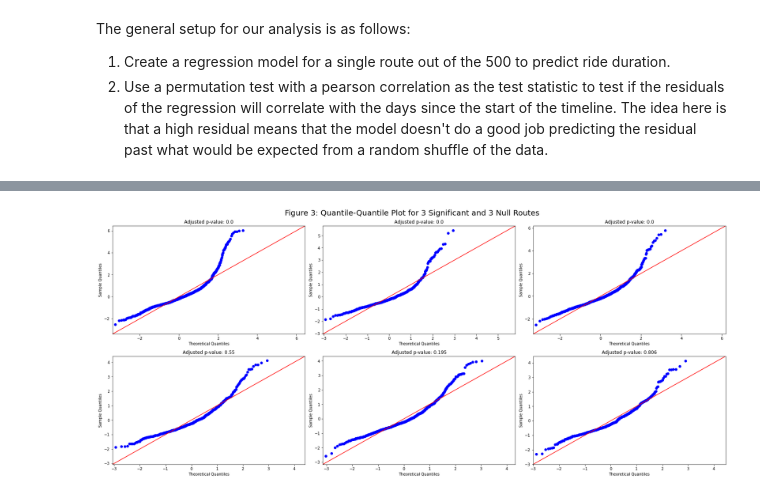
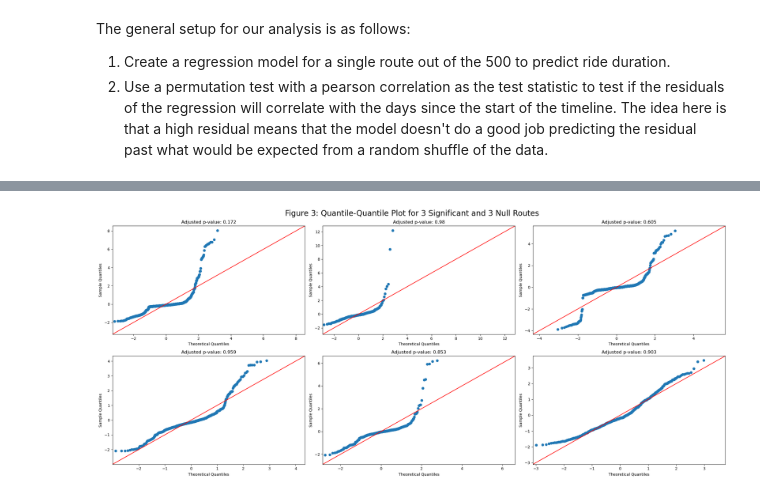
Before and after one commit to GabeNicholson/Predicting-Bikepath-Changes-With-FDR-Control, a Jupyter notebook: (2) Model Prediction.ipynb, the cells around one changed output, grey strips where cells are left out. Cells and saved outputs as stored; diff of their text form; code cells hidden in the pictures.

```diff
--- a/(2) Model Prediction.ipynb
+++ b/(2) Model Prediction.ipynb
@@ -100,7 +91,7 @@ number_observations = []
 for route in tqdm(reg_df.route.unique()):
     # Getting the pandas dataframe into the right form for least squares.
     X = reg_df[reg_df['route'] == route]
-    days_since = X['days_since_Jan1_2010']
+    days_since = X['days_since_jan1_2010']
     y = X['duration']
     number_observations.append(len(X))
 
@@ -110,7 +101,8 @@ for route in tqdm(reg_df.route.unique()):
     results = model.fit()
 
     # Collecting the results
-    p_val = permut_p_value(results.resid, days_since)
-    p_vals.append(p_val)
+    # p_val = permut_p_value(results.resid, days_since)
+    result = permutation_test((days_since, results.resid), statistic=pearsonr, n_resamples=5000, permutation_type='pairings')
+    p_vals.append(result.pvalue[0])
     model_resuls.append(results)
 # %% [output]
@@ -154,12 +141,11 @@ Number of rejections using BH 110
 # %%
 # This code block will track the real correlation values (not the permuted ones) for plotting and analysis.
-
 lst_real_corr = []
 for route in tqdm(reg_df.route.unique()):
     # Formatting for OLS
     X = reg_df[reg_df['route'] == route]
     y = reg_df[reg_df['route'] == route]['duration']
-    days_since = X['days_since_Jan1_2010']
+    days_since = X['days_since_jan1_2010']
     #OLS model
     X = sm.add_constant(X)
     model = smf.ols(formula = formula, data = X)
@@ -201 +199,3 @@ significant negative correlation 101
+# %%
+significant_pvals_index = np.random.randint(0,len(signif_pvals), size=6)
 # %% [markdown]
@@ -214,7 +213,7 @@ def permut_p_value(resid, days_since, num_perm=25000):
         np.corrcoef(results.resid, days_since)[1, 0]))/num_perm
     return p_val, permutation_corr
 # %%
-significant_routes = [184, 114, 104, 255, 432, 72] # Chosen randomly.
+significant_routes = signif_pvals[significant_pvals_index] # Chosen randomly.
 lst_real_corr = []
 perm_corr = []
 lst_residuals = []
@@ -228,11 +227,11 @@ for route_index in significant_routes:
     route = reg_df.route.unique()[route_index]
     X = reg_df[reg_df['route'] == route]
     y = reg_df[reg_df['route'] == route]['duration']
-    days_since = X['days_since_Jan1_2010']
+    days_since = X['days_since_jan1_2010']
 
     # Running OLS.
     y = reg_df[reg_df['route'] == route]['duration']
-    days_since = X['days_since_Jan1_2010']
+    days_since = X['days_since_jan1_2010']
     X = sm.add_constant(X)
     model = smf.ols(formula = formula, data = X)
     X = sm.add_constant(X)
@@ -360,34 +275,34 @@ for result in model_results:
 # %%
 fig, axes = plt.subplots(2, 3, figsize=(23, 10))
 
-p = sm.qqplot(data = lst_std_resid[0], ax = axes[0,0], line="45", marker='o')
+p = sm.qqplot(data = lst_std_resid[0], ax = axes[0,0], line="45", )
 
 axes[0, 0].set_title(f'Adjusted p-value: {np.around(corrected_pvals[significant_routes[0]],3)}')
 
-p = sm.qqplot(lst_std_resid[1], ax = axes[0,1], line="45", marker='o')
+p = sm.qqplot(lst_std_resid[1], ax = axes[0,1], line="45")
 axes[0, 1].set_title(f'Adjusted p-value: {np.around(corrected_pvals[significant_routes[1]],3)}')
 
-p = sm.qqplot(lst_std_resid[2], ax = axes[0,2], line="45", marker='o')
+p = sm.qqplot(lst_std_resid[2], ax = axes[0,2], line="45")
 axes[0, 2].set_title(
     f'Adjusted p-value: {np.around(corrected_pvals[significant_routes[2]],3)}')
 
-p = sm.qqplot(lst_std_resid[3], ax = axes[1,0], line="45", marker='o')
+p = sm.qqplot(lst_std_resid[3], ax = axes[1,0], line="45")
 axes[1, 0].set_title(
     f'Adjusted p-value: {np.around(corrected_pvals[significant_routes[3]],3)}')
 
 p = sm.qqplot(lst_std_resid[4], ax = axes[1,1], line="45")
 axes[1, 1].set_title(
     f'Adjusted p-value: {np.around(corrected_pvals[significant_routes[4]],3)}')
 
-p = sm.qqplot(lst_std_resid[5], ax = axes[1,2], line="45", marker='o')
+p = sm.qqplot(lst_std_resid[5], ax = axes[1,2], line="45")
 axes[1, 2].set_title(
     f'Adjusted p-value: {np.around(corrected_pvals[significant_routes[5]],3)}')
 
 plt.suptitle('Figure 3: Quantile-Quantile Plot for 3 Significant and 3 Null Routes', fontsize=20)
 plt.tight_layout()
 plt.savefig('fig3.png')
 # %% [output]
-[figure, old version]
+[figure, new version]
 # %%
 # Gathering residuals after grouping by "days since Jan 10th" for future plotting.
 
```
Also changed, not shown: parts of 26 cells of this notebook.
